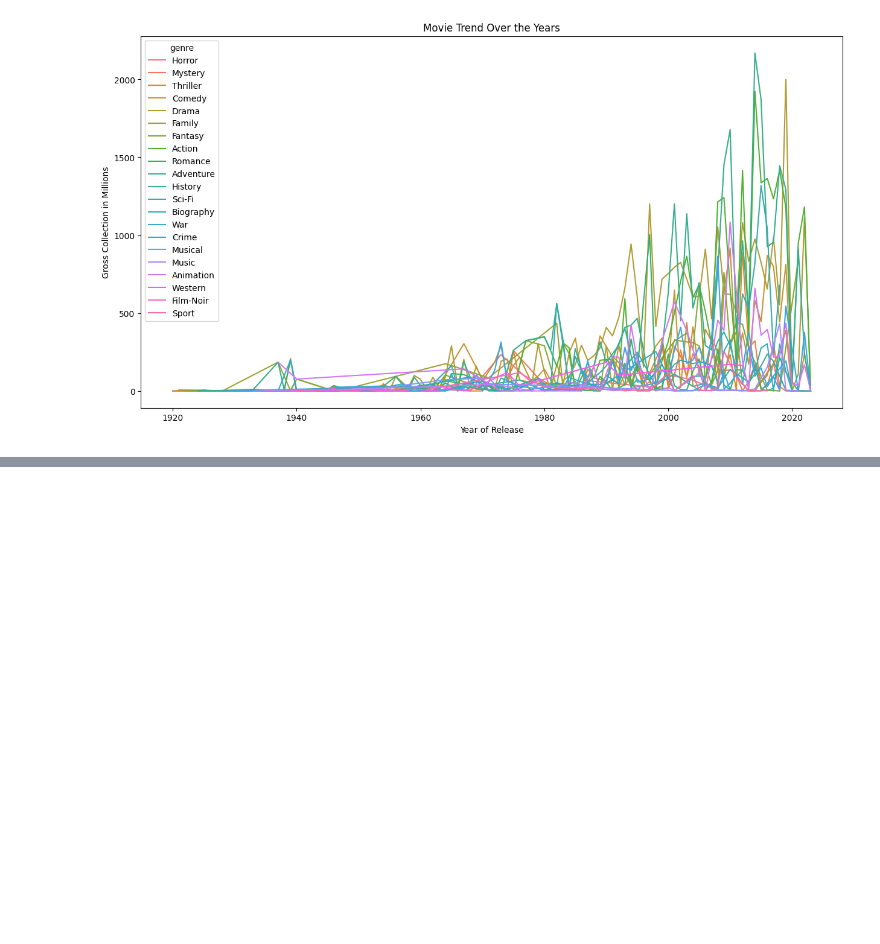
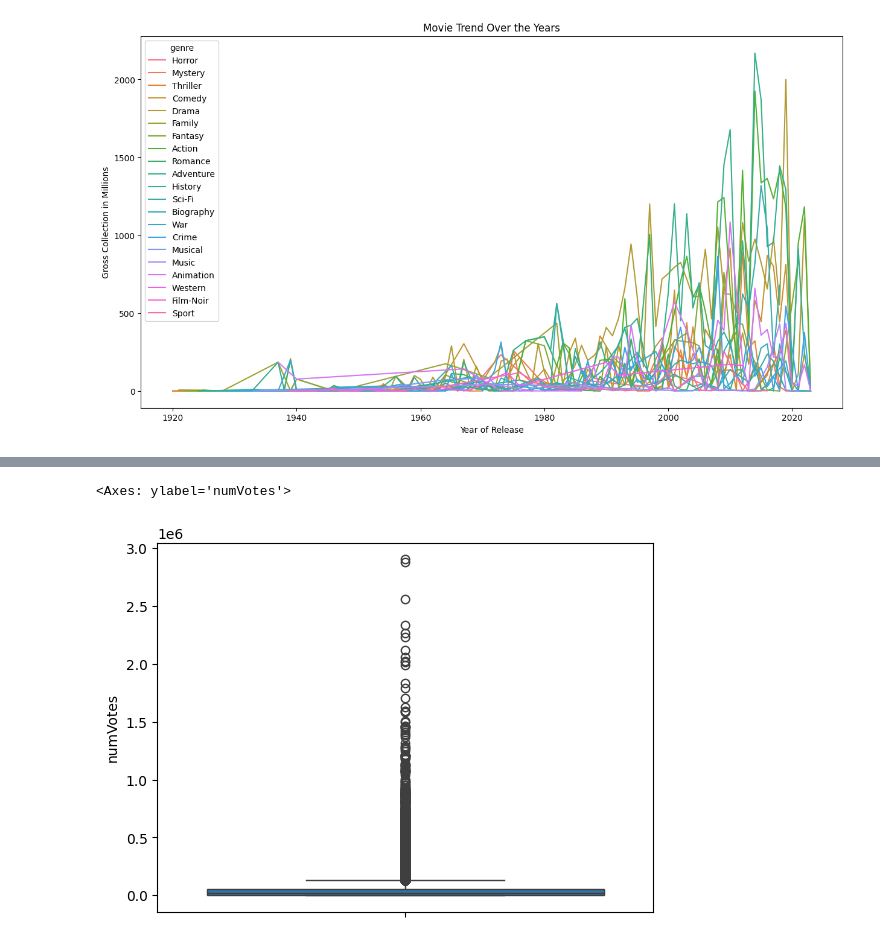
Before and after one commit to foxyreign/AAA_Movie, a Jupyter notebook: Data_Strategy_Plan_for_AAA.ipynb, the cells around one changed output, grey strips where cells are left out. Cells and saved outputs as stored; diff of their text form; code cells hidden in the pictures; blank space fills up the shorter version.

```diff
--- a/Data_Strategy_Plan_for_AAA.ipynb
+++ b/Data_Strategy_Plan_for_AAA.ipynb
@@ -366,0 +440,30 @@ genre_trend.set(xlabel='Year of Release',ylabel='Gross Collection in Millions',
+# %%
+## Load MovieLens datasets
+# Genome Scores
+genome_scores = pd.read_csv('/content/movielens/ml-latest/genome-scores.csv')
+
+# Genome Tags
+genome_tags = pd.read_csv('/content/movielens/ml-latest/genome-tags.csv')
+
+# Links
+links = pd.read_csv('/content/movielens/ml-latest/links.csv',
+                    usecols=['movieId','imdbId'])
+links.columns = ['movieId','tconst']
+
+# Movies
+movies = pd.read_csv('/content/movielens/ml-latest/movies.csv')
+# %%
+# Merge movies and links, filter only top 5 genres based on most profitable genre
+df = pd.merge(movies, links, on='movieId')
+top5_genres = ['Drama','Adventure','Action','Comedy','Sci-Fi']
+df = df[df['genres'].str.contains('|'.join(top5_genres))]
+
+# Merge df and ratings IMDB w/ number of votes
+df = pd.merge(df, ratings_df, on='tconst')
+# %%
+# Merge df and genome_scores
+genome = pd.merge(genome_tags, genome_scores, on='tagId')
+genome = genome.pivot(index=['movieId'],columns='tag',values='relevance')
+
+print(genome.info())
+genome
@@ -366,0 +498,6 @@ genre_trend.set(xlabel='Year of Release',ylabel='Gross Collection in Millions',
+# %%
+# Finally, merge df and genome
+df = pd.merge(df, genome, on='movieId')
+
+# Delete unused variables
+del(genome)
@@ -366,0 +510,9 @@ genre_trend.set(xlabel='Year of Release',ylabel='Gross Collection in Millions',
+# %%
+import matplotlib as plt
+import seaborn as sns
+
+# Does the number of votes follow normal distribution?
+sns.boxplot(y=df['numVotes'])
+# %% [output]
+<Axes: ylabel='numVotes'>
+[figure, added]
```
Also changed, not shown: parts of 16 cells of this notebook.
